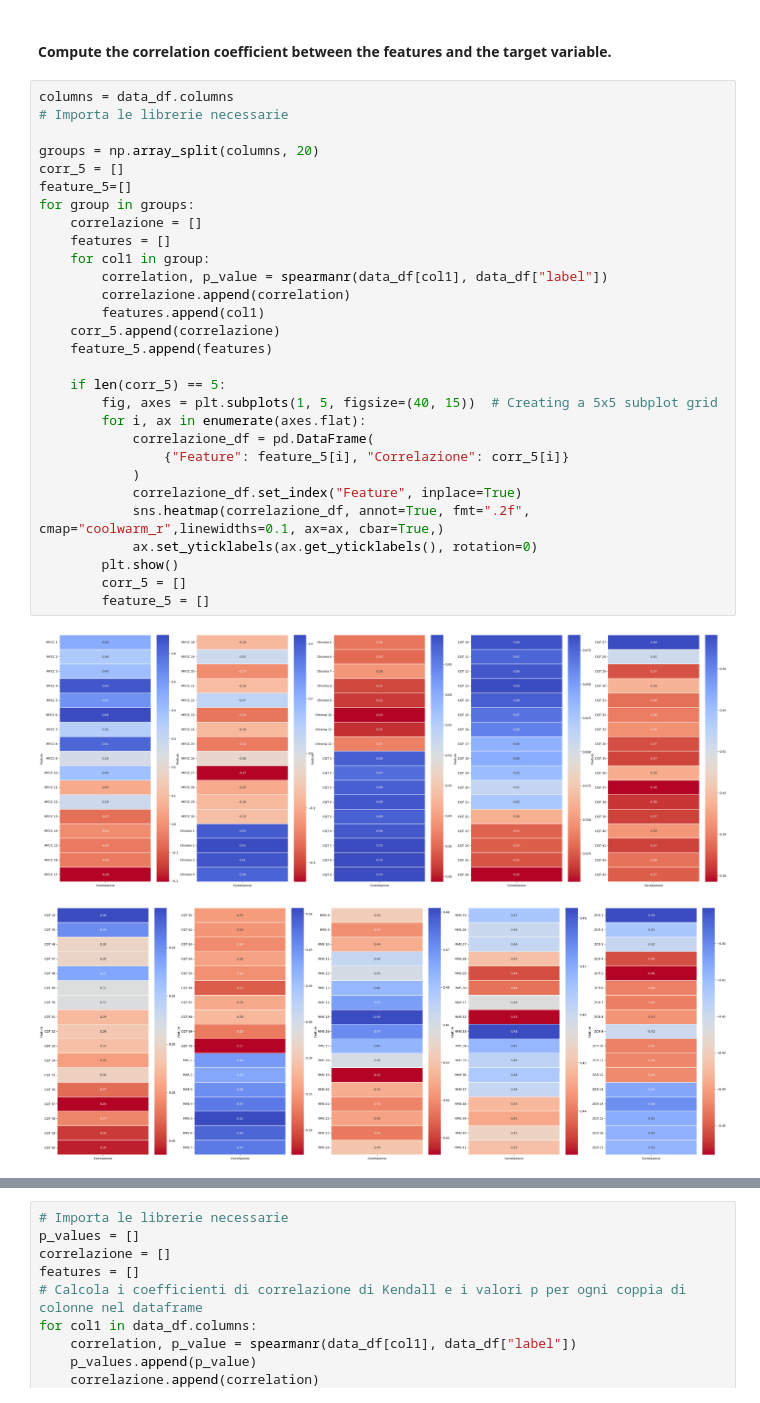
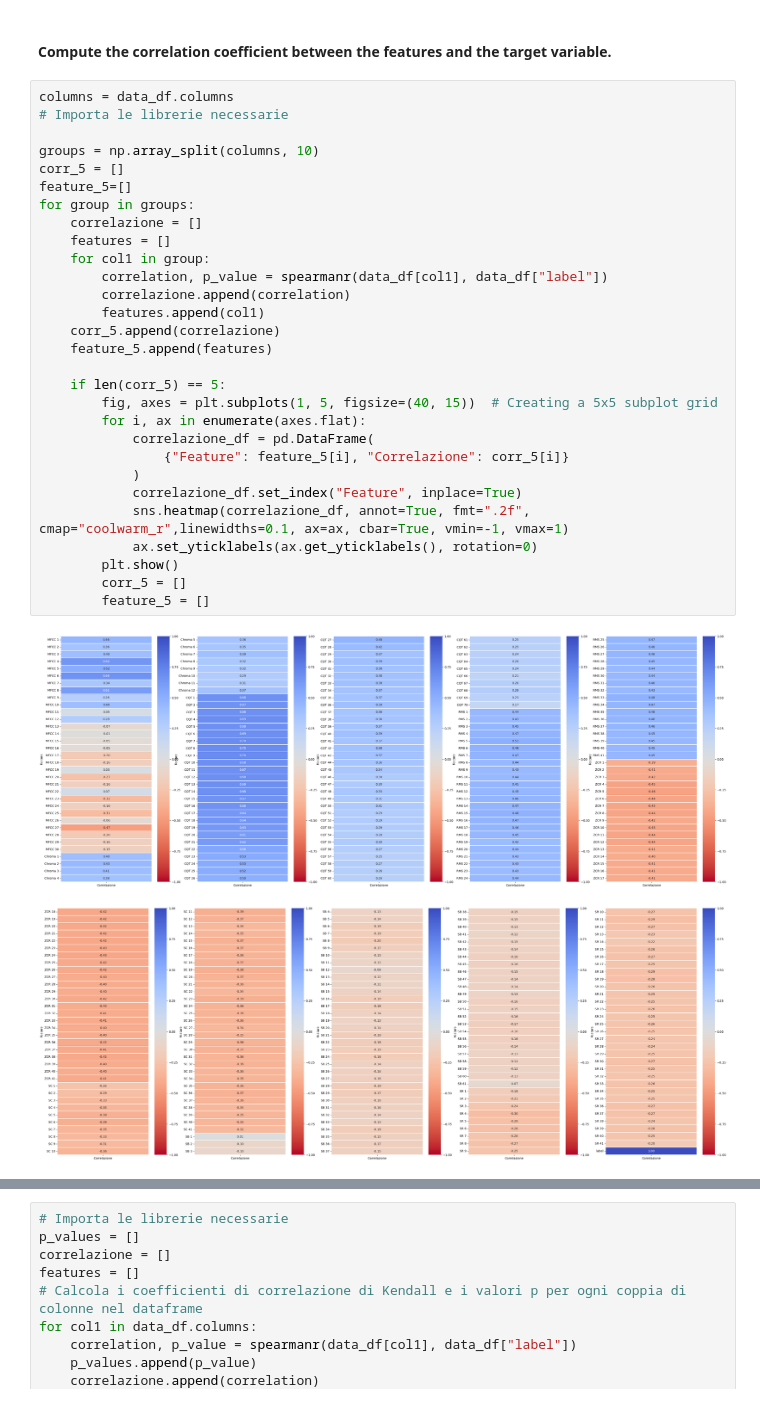
Before and after one commit to DavideLigari01/advanced-biomedical-project, a Jupyter notebook: notebooks/feature_analysis/correlation_analysis.ipynb, the cells around one changed output, grey strips where cells are left out. Drawn from its saved outputs; the diff is of its cells as text.

```diff
--- a/notebooks/feature_analysis/correlation_analysis.ipynb
+++ b/notebooks/feature_analysis/correlation_analysis.ipynb
@@ -237,32 +237,32 @@ styled_norm_df
 # %%
 columns = data_df.columns
 # Importa le librerie necessarie
 
-groups = np.array_split(columns, 20)
+groups = np.array_split(columns, 10)
 corr_5 = []
 feature_5=[]
 for group in groups:
     correlazione = []
     features = []
     for col1 in group:
         correlation, p_value = spearmanr(data_df[col1], data_df["label"])
         correlazione.append(correlation)
         features.append(col1)
     corr_5.append(correlazione)
     feature_5.append(features)
 
     if len(corr_5) == 5:
         fig, axes = plt.subplots(1, 5, figsize=(40, 15))  # Creating a 5x5 subplot grid
         for i, ax in enumerate(axes.flat):
             correlazione_df = pd.DataFrame(
                 {"Feature": feature_5[i], "Correlazione": corr_5[i]}
             )
             correlazione_df.set_index("Feature", inplace=True)
-            sns.heatmap(correlazione_df, annot=True, fmt=".2f", cmap="coolwarm_r",linewidths=0.1, ax=ax, cbar=True,)
+            sns.heatmap(correlazione_df, annot=True, fmt=".2f", cmap="coolwarm_r",linewidths=0.1, ax=ax, cbar=True, vmin=-1, vmax=1)
             ax.set_yticklabels(ax.get_yticklabels(), rotation=0)
         plt.show()
         corr_5 = []
         feature_5 = []
 # %% [output]
-[figure, old version]
+[figure, new version]
-[figure, old version]
+[figure, new version]
```
Also changed, not shown: parts of 2 cells of this notebook, 5 other files.
